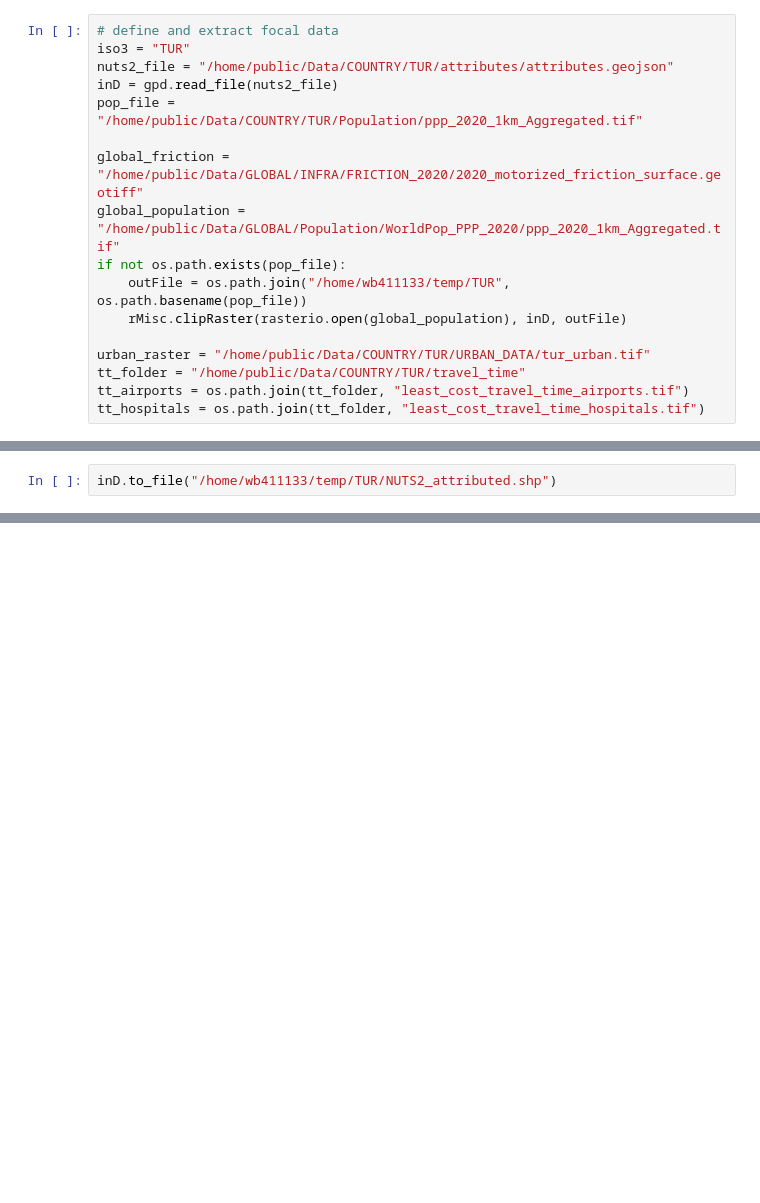
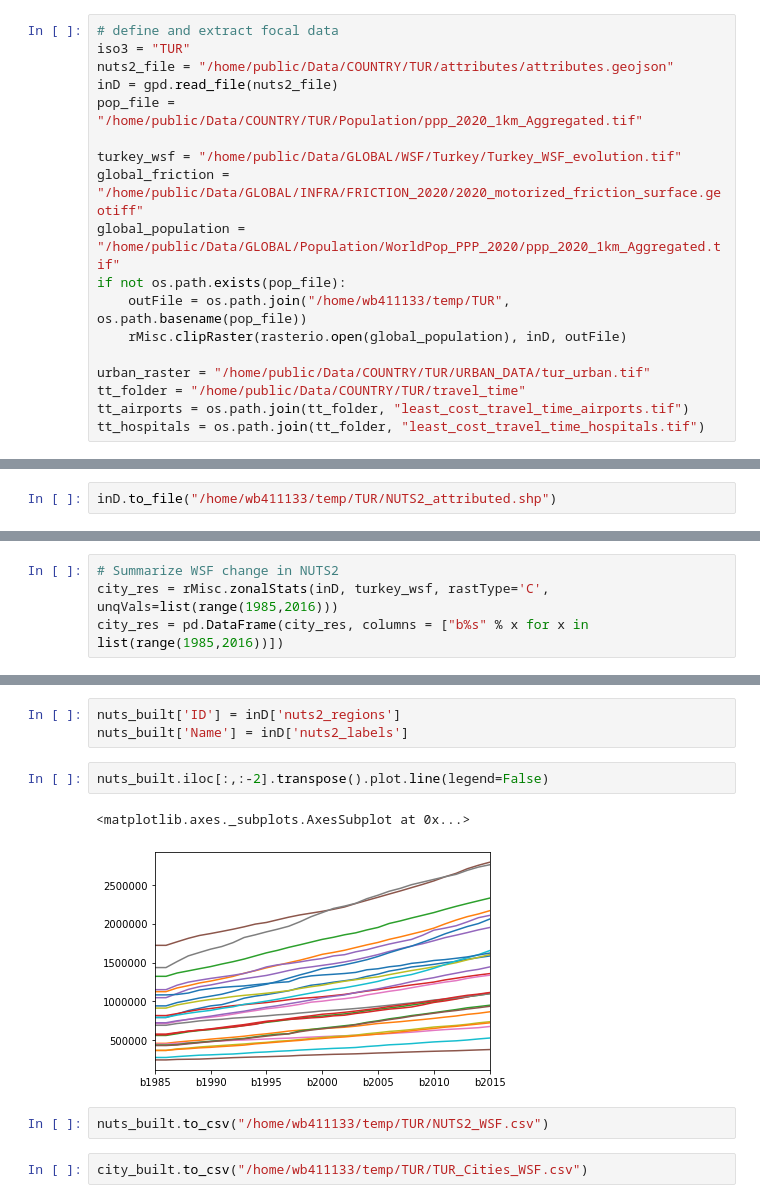
Before and after one commit to worldbank/GOST_PublicGoods, a Jupyter notebook: Implementations/FY21/URB_TurkeyUrbanizationReview/URB_TurkeyUrbanizationReview.ipynb, the cells around one changed output, grey strips where cells are left out. Saved outputs shown, nothing was run; the diff lists cells and outputs as text; blank space fills up the shorter version.

```diff
--- a/Implementations/FY21/URB_TurkeyUrbanizationReview/URB_TurkeyUrbanizationReview.ipynb
+++ b/Implementations/FY21/URB_TurkeyUrbanizationReview/URB_TurkeyUrbanizationReview.ipynb
@@ -16,6 +21,7 @@ nuts2_file = "/home/public/Data/COUNTRY/TUR/attributes/attributes.geojson"
 inD = gpd.read_file(nuts2_file)
 pop_file = "/home/public/Data/COUNTRY/TUR/Population/ppp_2020_1km_Aggregated.tif"
 
+turkey_wsf = "/home/public/Data/GLOBAL/WSF/Turkey/Turkey_WSF_evolution.tif"
 global_friction = "/home/public/Data/GLOBAL/INFRA/FRICTION_2020/2020_motorized_friction_surface.geotiff"
 global_population = "/home/public/Data/GLOBAL/Population/WorldPop_PPP_2020/ppp_2020_1km_Aggregated.tif"
 if not os.path.exists(pop_file):
@@ -79,0 +254,4 @@ inD.to_file("/home/wb411133/temp/TUR/NUTS2_attributed.shp")
+# %%
+# Summarize WSF change in NUTS2
+city_res = rMisc.zonalStats(inD, turkey_wsf, rastType='C', unqVals=list(range(1985,2016)))
+city_res = pd.DataFrame(city_res, columns = ["b%s" % x for x in list(range(1985,2016))])
@@ -79,0 +302,12 @@ inD.to_file("/home/wb411133/temp/TUR/NUTS2_attributed.shp")
+# %%
+nuts_built['ID'] = inD['nuts2_regions']
+nuts_built['Name'] = inD['nuts2_labels']
+# %%
+nuts_built.iloc[:,:-2].transpose().plot.line(legend=False)
+# %% [output]
+<matplotlib.axes._subplots.AxesSubplot at 0x...>
+[figure, added]
+# %%
+nuts_built.to_csv("/home/wb411133/temp/TUR/NUTS2_WSF.csv")
+# %%
+city_built.to_csv("/home/wb411133/temp/TUR/TUR_Cities_WSF.csv")
```
Also changed, not shown: parts of 22 cells of this notebook, 1 other file.
